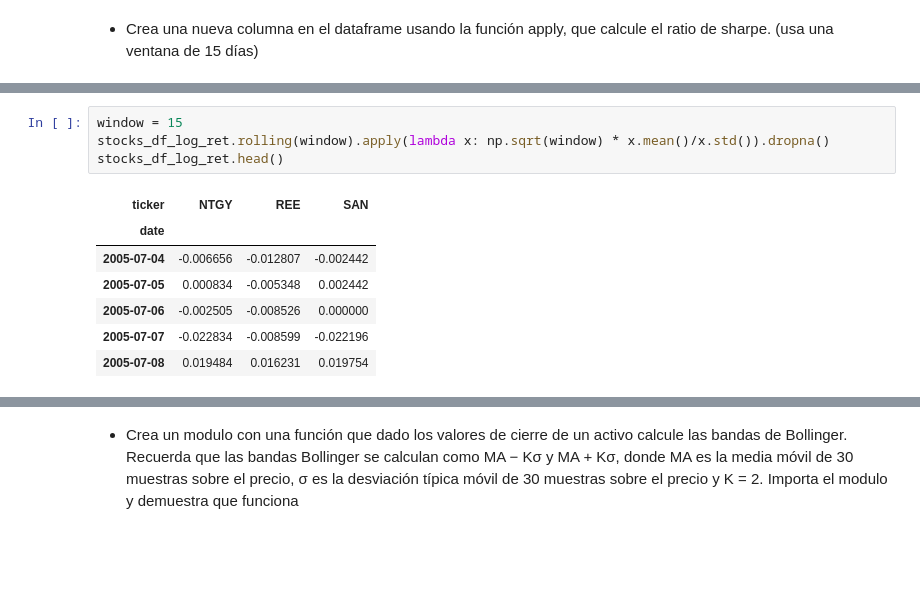
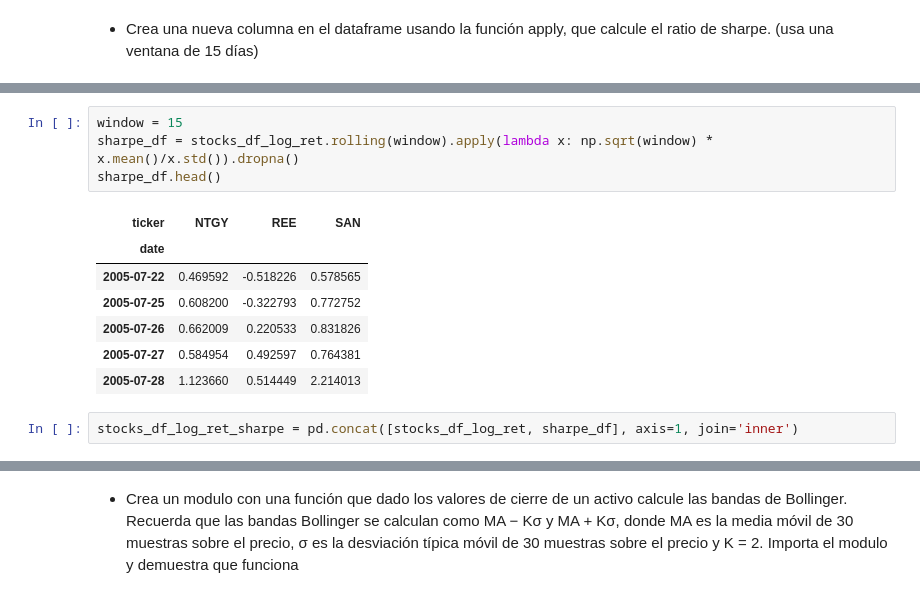
Before and after one commit to Ardark27/python_finance, a Jupyter notebook: Practicas/practica_1_alfonso.ipynb, the cells around one changed output, grey strips where cells are left out. Drawn from its saved outputs; the diff is of its cells as text; blank space fills up the shorter version.

```diff
--- a/Practicas/practica_1_alfonso.ipynb
+++ b/Practicas/practica_1_alfonso.ipynb
@@ -269,12 +376,14 @@ stocks_df_year.head()
 # %%
 window = 15
-stocks_df_log_ret.rolling(window).apply(lambda x: np.sqrt(window) * x.mean()/x.std()).dropna()
-stocks_df_log_ret.head()
+sharpe_df = stocks_df_log_ret.rolling(window).apply(lambda x: np.sqrt(window) * x.mean()/x.std()).dropna()
+sharpe_df.head()
 # %% [output]
 | ticker | NTGY | REE | SAN |
 | date |  |  |  |
-| 2005-07-04 | -0.006656 | -0.012807 | -0.002442 |
-| 2005-07-05 | 0.000834 | -0.005348 | 0.002442 |
-| 2005-07-06 | -0.002505 | -0.008526 | 0.000000 |
-| 2005-07-07 | -0.022834 | -0.008599 | -0.022196 |
-| 2005-07-08 | 0.019484 | 0.016231 | 0.019754 |
+| 2005-07-22 | 0.469592 | -0.518226 | 0.578565 |
+| 2005-07-25 | 0.608200 | -0.322793 | 0.772752 |
+| 2005-07-26 | 0.662009 | 0.220533 | 0.831826 |
+| 2005-07-27 | 0.584954 | 0.492597 | 0.764381 |
+| 2005-07-28 | 1.123660 | 0.514449 | 2.214013 |
+# %%
+stocks_df_log_ret_sharpe = pd.concat([stocks_df_log_ret, sharpe_df], axis=1, join='inner')
```
Also changed, not shown: parts of 18 cells of this notebook, 1 other file.
